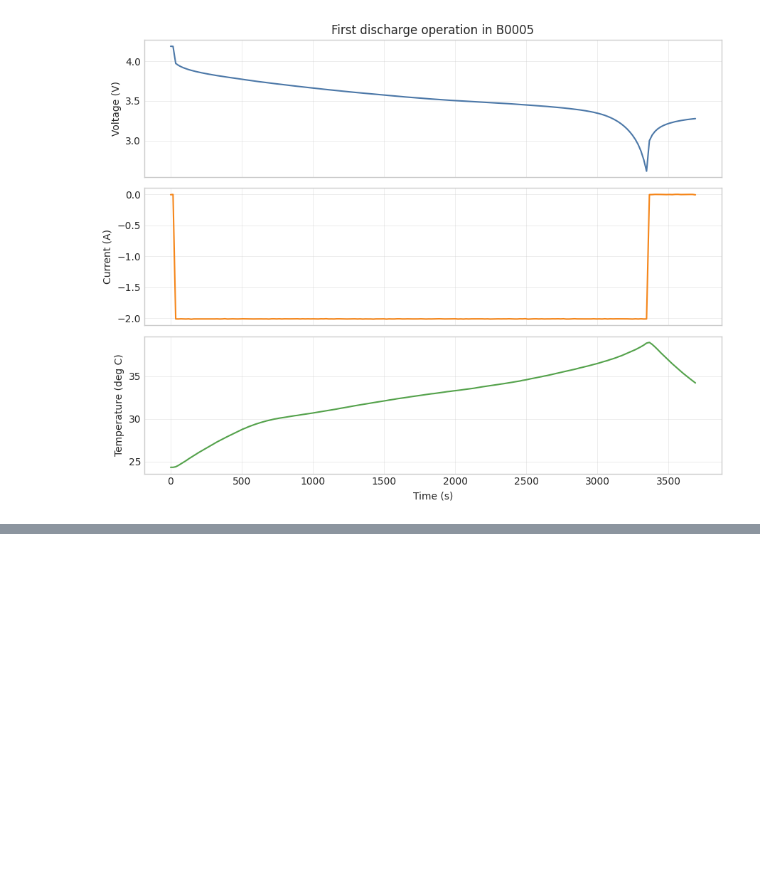
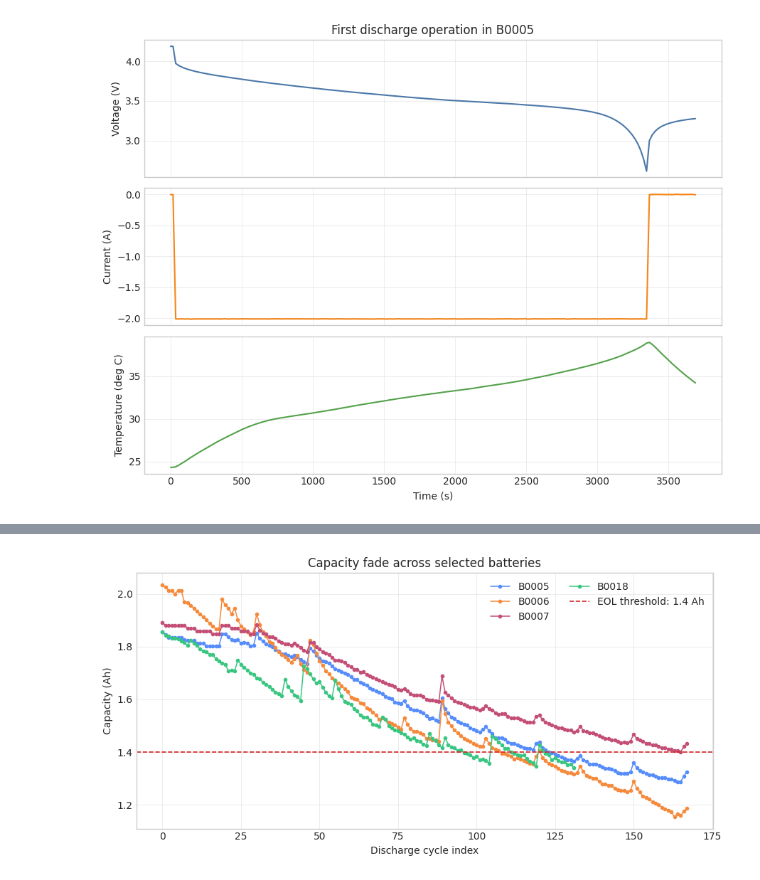
Before and after one commit to aymen-elo/xai-nasa-battery-aging, a Jupyter notebook: notebooks/01_dataset_inspection.ipynb, the cells around one changed output, grey strips where cells are left out. Saved outputs shown, nothing was run; the diff lists cells and outputs as text; code cells hidden in the pictures; blank space fills up the shorter version.

```diff
--- a/notebooks/01_dataset_inspection.ipynb
+++ b/notebooks/01_dataset_inspection.ipynb
@@ -331,0 +334,9 @@ inventory_df.sort_values(["folder", "battery_id"]).reset_index(drop=True)
+# %%
+preferred_battery_ids = ["B0005", "B0006", "B0007", "B0018"]
+available_by_id = {path.stem: path for path in mat_files}
+comparison_paths = [available_by_id[battery_id] for battery_id in preferred_battery_ids if battery_id in available_by_id]
+
+if not comparison_paths:
+    comparison_paths = mat_files[:4]
+
+comparison_paths
@@ -331,0 +352,17 @@ inventory_df.sort_values(["folder", "battery_id"]).reset_index(drop=True)
+# %%
+fig, ax = plt.subplots(figsize=(9, 4.5))
+
+for path in comparison_paths:
+    battery_obj = load_battery_mat(path)
+    battery_cycles = np.atleast_1d(battery_obj.cycle)
+    df = discharge_summary(battery_cycles)
+    ax.plot(df["discharge_cycle_index"], df["capacity_ah"], marker=".", linewidth=1.1, label=path.stem)
+
+ax.axhline(EOL_CAPACITY_AH, color="#d62728", linestyle="--", linewidth=1.2, label="EOL threshold: 1.4 Ah")
+ax.set_title("Capacity fade across selected batteries")
+ax.set_xlabel("Discharge cycle index")
+ax.set_ylabel("Capacity (Ah)")
+ax.legend(ncol=2)
+plt.tight_layout()
+# %% [output]
+[figure, added]
```
Also changed, not shown: parts of 39 cells of this notebook.
